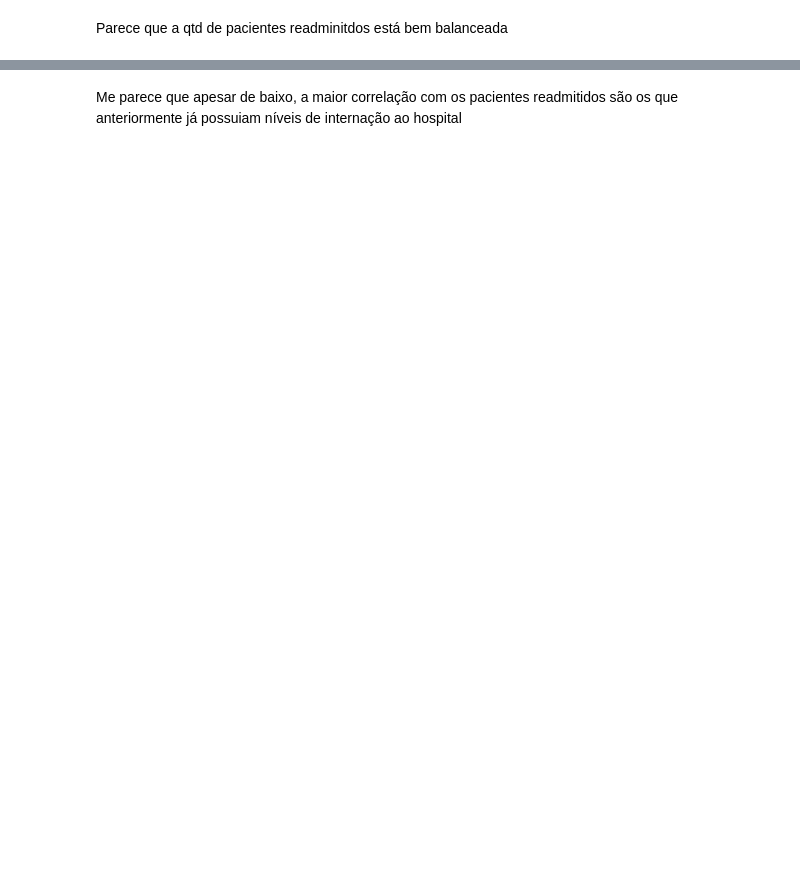
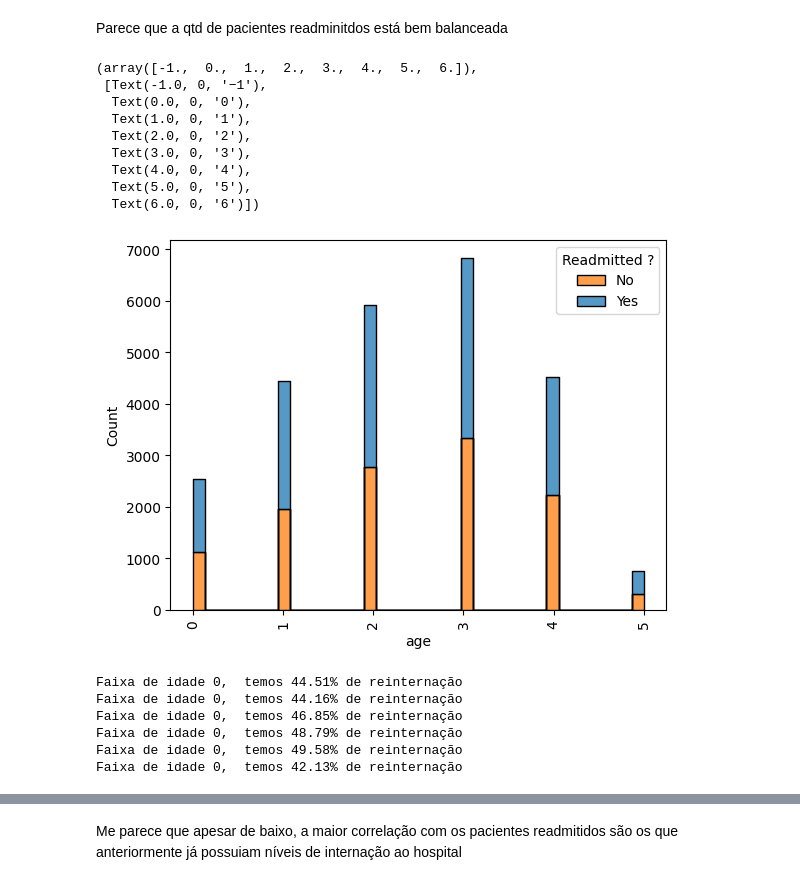
Before and after one commit to andreggalvao/hospitals_readmissions, a Jupyter notebook: hosp_readmissions.ipynb, the cells around one changed output, grey strips where cells are left out. Saved outputs shown, nothing was run; the diff lists cells and outputs as text; code cells hidden in the pictures; blank space fills up the shorter version.

```diff
--- a/hosp_readmissions.ipynb
+++ b/hosp_readmissions.ipynb
@@ -202,2 +218,32 @@ dados.readmitted.value_counts()
 # %% [markdown]
 Parece que a qtd de pacientes readminitdos está bem balanceada
+# %%
+#dando uma olhada na distribuição das idades
+sns.histplot(data = dados, x = 'age', hue = 'readmitted', element="step", multiple="stack")
+plt.legend(title='Readmitted ?', loc='upper right', labels=['No', 'Yes'])
+plt.xticks(rotation=90)
+# %% [output]
+(array([-1.,  0.,  1.,  2.,  3.,  4.,  5.,  6.]),
+ [Text(-1.0, 0, '−1'),
+  Text(0.0, 0, '0'),
+  Text(1.0, 0, '1'),
+  Text(2.0, 0, '2'),
+  Text(3.0, 0, '3'),
+  Text(4.0, 0, '4'),
+  Text(5.0, 0, '5'),
+  Text(6.0, 0, '6')])
+[figure, added]
+# %%
+print('Faixa de idade {},  temos {}% de reinternação'.format(0, round(len(dados.loc[(dados.age == 0) & (dados.readmitted == 1)] )/len((dados.loc[dados.age == 0]))*100,2)))
+print('Faixa de idade {},  temos {}% de reinternação'.format(0, round(len(dados.loc[(dados.age == 1) & (dados.readmitted == 1)] )/len((dados.loc[dados.age == 1]))*100,2)))
+print('Faixa de idade {},  temos {}% de reinternação'.format(0, round(len(dados.loc[(dados.age == 2) & (dados.readmitted == 1)] )/len((dados.loc[dados.age == 2]))*100,2)))
+print('Faixa de idade {},  temos {}% de reinternação'.format(0, round(len(dados.loc[(dados.age == 3) & (dados.readmitted == 1)] )/len((dados.loc[dados.age == 3]))*100,2)))
+print('Faixa de idade {},  temos {}% de reinternação'.format(0, round(len(dados.loc[(dados.age == 4) & (dados.readmitted == 1)] )/len((dados.loc[dados.age == 4]))*100,2)))
+print('Faixa de idade {},  temos {}% de reinternação'.format(0, round(len(dados.loc[(dados.age == 5) & (dados.readmitted == 1)] )/len((dados.loc[dados.age == 5]))*100,2)))
+# %% [output]
+Faixa de idade 0,  temos 44.51% de reinternação
+Faixa de idade 0,  temos 44.16% de reinternação
+Faixa de idade 0,  temos 46.85% de reinternação
+Faixa de idade 0,  temos 48.79% de reinternação
+Faixa de idade 0,  temos 49.58% de reinternação
+Faixa de idade 0,  temos 42.13% de reinternação
```
Also changed, not shown: parts of 35 cells of this notebook, 2 other files.
